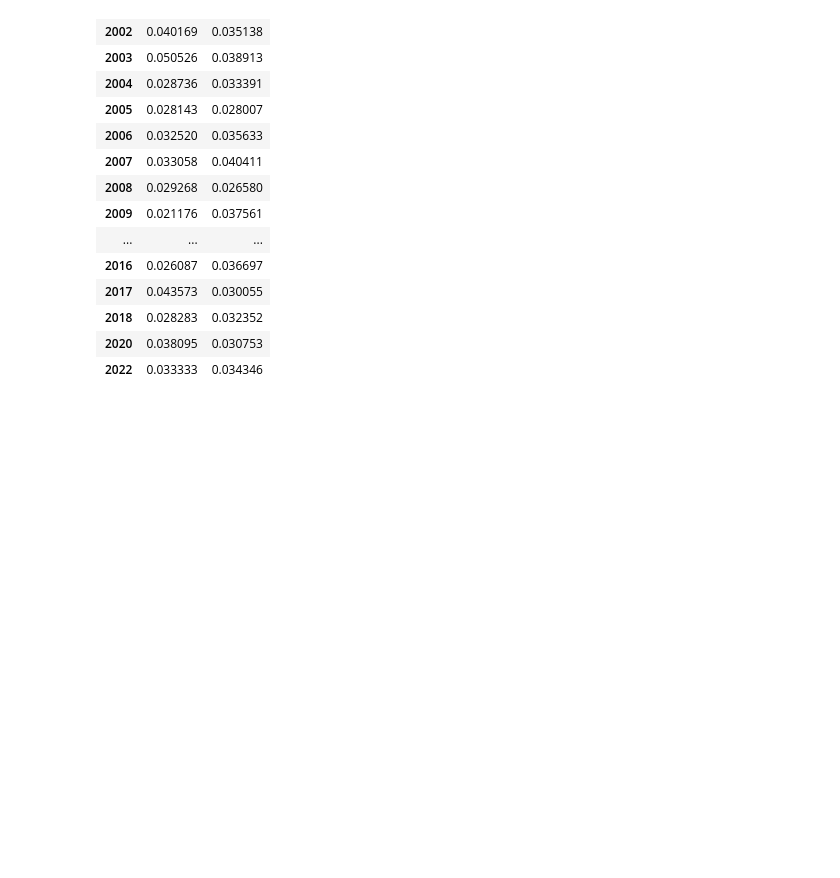
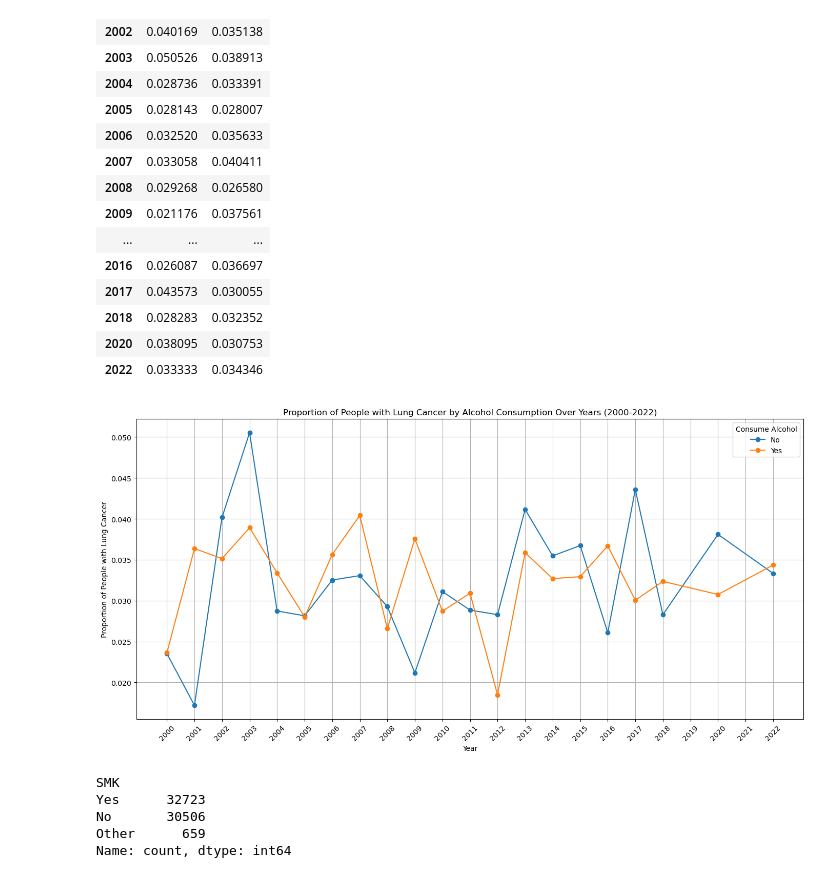
Before and after one commit to MIDS-at-Duke/uds-2024-flyingsloths, a Jupyter notebook: 02_Code/lifestyle.ipynb, the cells around one changed output. Cells and saved outputs as stored; diff of their text form; code cells hidden in the pictures; blank space fills up the shorter version.

```diff
--- a/02_Code/lifestyle.ipynb
+++ b/02_Code/lifestyle.ipynb
@@ -91,3 +91,29 @@ proportion_by_alc_year
 | 2018 | 0.028283 | 0.032352 |
 | 2020 | 0.038095 | 0.030753 |
 | 2022 | 0.033333 | 0.034346 |
+# %%
+# Plotting
+plt.figure(figsize=(14, 7))
+
+for alc in proportion_by_alc_year.columns:
+    label = alc
+    plt.plot(
+        proportion_by_alc_year.index,
+        proportion_by_alc_year[alc],
+        marker="o",
+        linestyle="-",
+        label=label,
+    )
+
+plt.title(
+    "Proportion of People with Lung Cancer by Alcohol Consumption Over Years (2000-2022)"
+)
+plt.xlabel("Year")
+plt.ylabel("Proportion of People with Lung Cancer")
+plt.legend(title="Consume Alcohol")
+plt.grid(True)
+plt.xticks(range(2000, 2023), rotation=45)
+plt.tight_layout()
+plt.show()
+# %% [output]
+[figure, added]
@@ -93,0 +128,9 @@ proportion_by_alc_year
+# %%
+df_2["SMK"] = df_2["SMOKESTATUS2"].apply(map_smoke)
+df_2["SMK"].value_counts()
+# %% [output]
+SMK
+Yes      32723
+No       30506
+Other      659
+Name: count, dtype: int64
```
Also changed, not shown: parts of 5 cells of this notebook.
